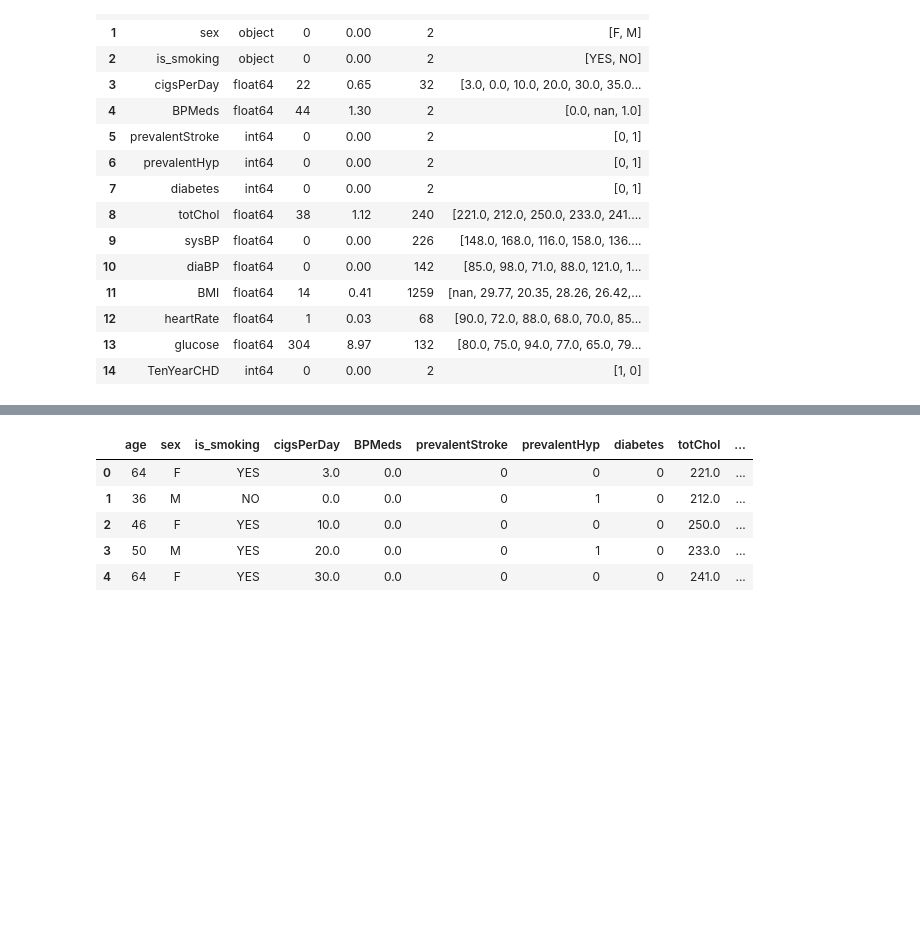
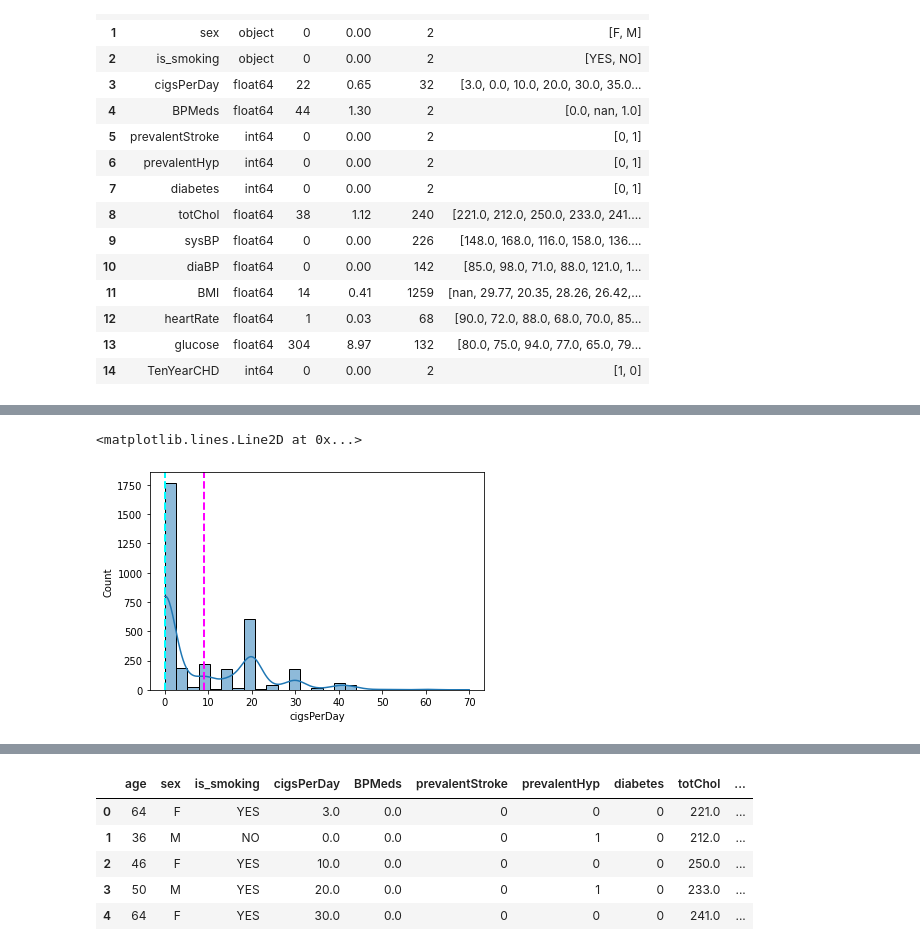
Before and after one commit to niteshavagabond/Cardiovascular-Risk-Prediction, a Jupyter notebook: Cardiovascular_Risk_Prediction.ipynb, the cells around one changed output, grey strips where cells are left out. Cells and saved outputs as stored; diff of their text form; code cells hidden in the pictures; blank space fills up the shorter version.

```diff
--- a/Cardiovascular_Risk_Prediction.ipynb
+++ b/Cardiovascular_Risk_Prediction.ipynb
@@ -145,0 +159,9 @@ df_columns
+# %%
+df['is_smoking'].replace({'YES':1,'NO':0},inplace=True)
+# %%
+ax = sns.histplot(df['cigsPerDay'],kde=True)
+ax.axvline(df['cigsPerDay'].mean(), color='magenta', linestyle='dashed', linewidth=2)
+ax.axvline(df['cigsPerDay'].median(), color='cyan', linestyle='dashed', linewidth=2)
+# %% [output]
+<matplotlib.lines.Line2D at 0x...>
+[figure, added]
```
Also changed, not shown: parts of 24 cells of this notebook.
